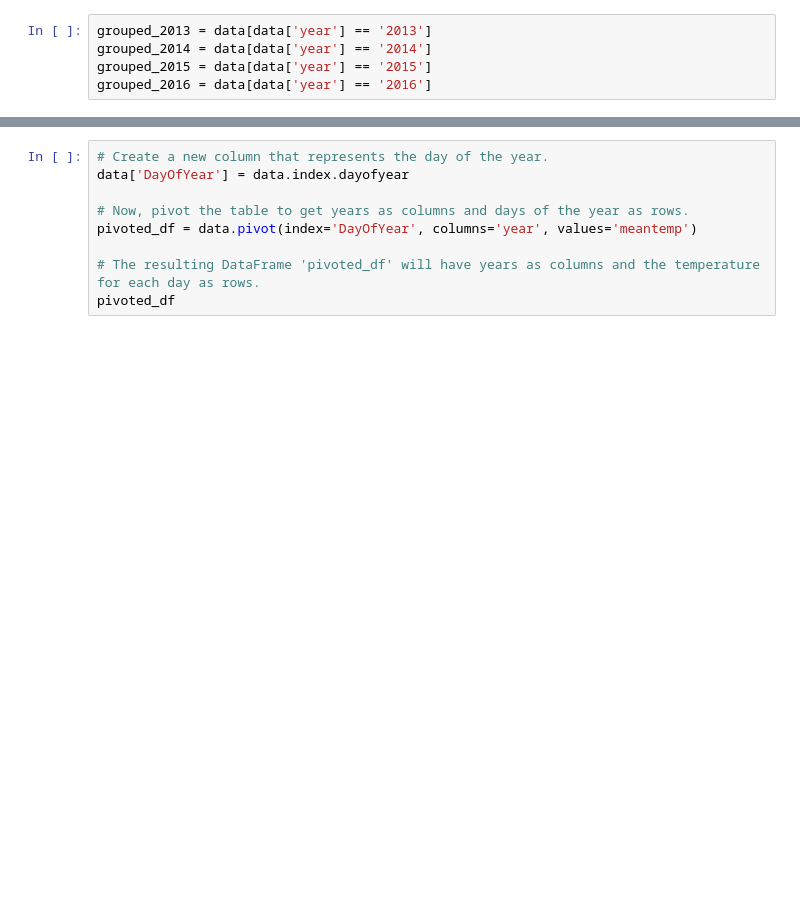
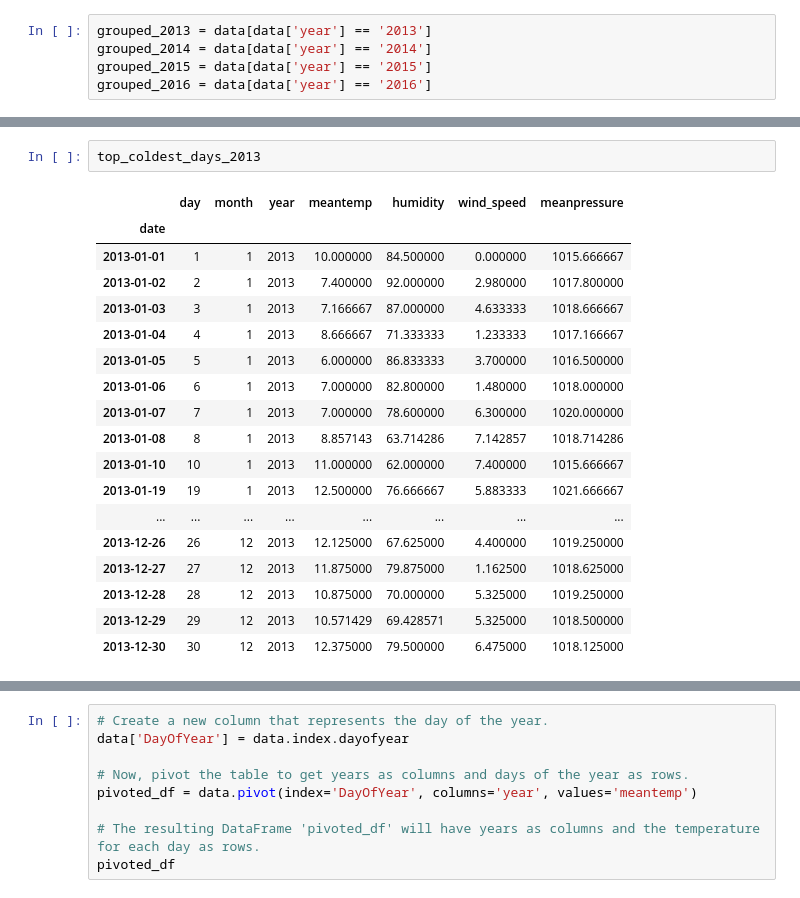
Before and after one commit to nwudochika/CMSC6950_Project, a Jupyter notebook: CMSC6950_Project.ipynb, the cells around one changed output, grey strips where cells are left out. Saved outputs shown, nothing was run; the diff lists cells and outputs as text; blank space fills up the shorter version.

```diff
--- a/CMSC6950_Project.ipynb
+++ b/CMSC6950_Project.ipynb
@@ -197,0 +188,21 @@ top_hottest_days
+# %%
+top_coldest_days_2013
+# %% [output]
+|  | day | month | year | meantemp | humidity | wind_speed | meanpressure |
+| date |  |  |  |  |  |  |  |
+| 2013-01-01 | 1 | 1 | 2013 | 10.000000 | 84.500000 | 0.000000 | 1015.666667 |
+| 2013-01-02 | 2 | 1 | 2013 | 7.400000 | 92.000000 | 2.980000 | 1017.800000 |
+| 2013-01-03 | 3 | 1 | 2013 | 7.166667 | 87.000000 | 4.633333 | 1018.666667 |
+| 2013-01-04 | 4 | 1 | 2013 | 8.666667 | 71.333333 | 1.233333 | 1017.166667 |
+| 2013-01-05 | 5 | 1 | 2013 | 6.000000 | 86.833333 | 3.700000 | 1016.500000 |
+| 2013-01-06 | 6 | 1 | 2013 | 7.000000 | 82.800000 | 1.480000 | 1018.000000 |
+| 2013-01-07 | 7 | 1 | 2013 | 7.000000 | 78.600000 | 6.300000 | 1020.000000 |
+| 2013-01-08 | 8 | 1 | 2013 | 8.857143 | 63.714286 | 7.142857 | 1018.714286 |
+| 2013-01-10 | 10 | 1 | 2013 | 11.000000 | 62.000000 | 7.400000 | 1015.666667 |
+| 2013-01-19 | 19 | 1 | 2013 | 12.500000 | 76.666667 | 5.883333 | 1021.666667 |
+| ... | ... | ... | ... | ... | ... | ... | ... |
+| 2013-12-26 | 26 | 12 | 2013 | 12.125000 | 67.625000 | 4.400000 | 1019.250000 |
+| 2013-12-27 | 27 | 12 | 2013 | 11.875000 | 79.875000 | 1.162500 | 1018.625000 |
+| 2013-12-28 | 28 | 12 | 2013 | 10.875000 | 70.000000 | 5.325000 | 1019.250000 |
+| 2013-12-29 | 29 | 12 | 2013 | 10.571429 | 69.428571 | 5.325000 | 1018.500000 |
+| 2013-12-30 | 30 | 12 | 2013 | 12.375000 | 79.500000 | 6.475000 | 1018.125000 |
```
Also changed, not shown: parts of 11 cells of this notebook.
